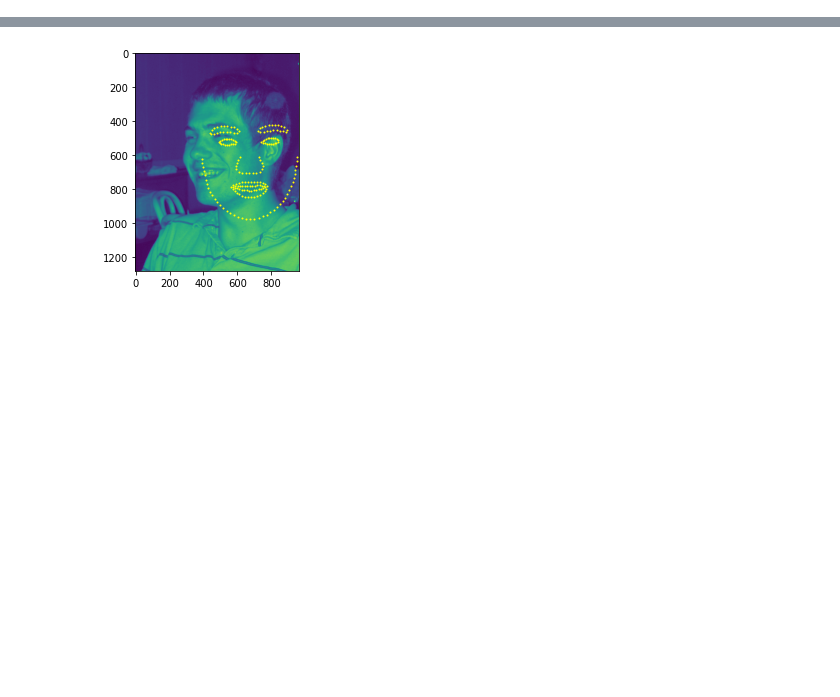
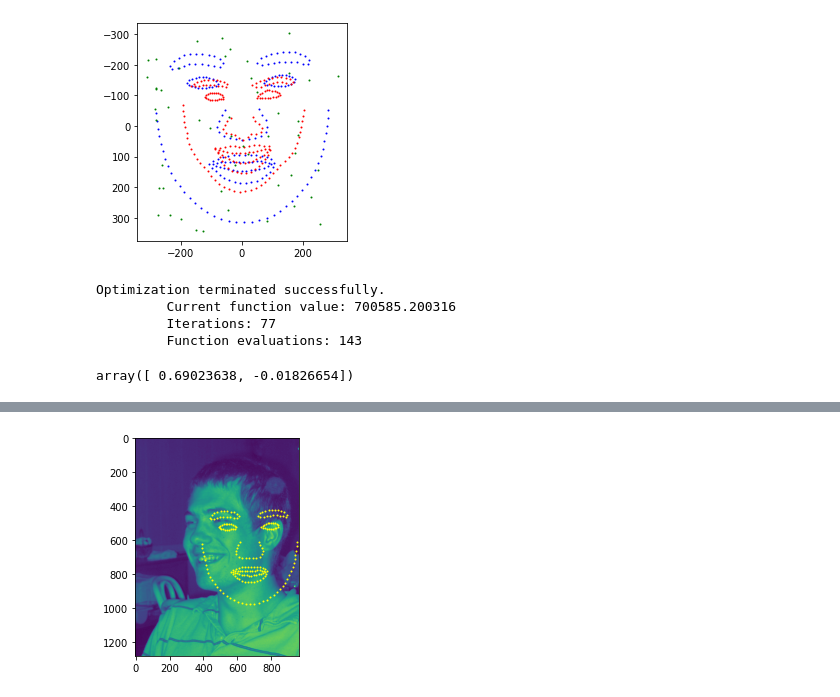
Before and after one commit to HejSumin/face_alignment, a Jupyter notebook: Face_Alignment_Playground_Rasmus.ipynb, the cells around one changed output, grey strips where cells are left out. Drawn from its saved outputs; the diff is of its cells as text; code cells hidden in the pictures; blank space fills up the shorter version.

```diff
--- a/Face_Alignment_Playground_Rasmus.ipynb
+++ b/Face_Alignment_Playground_Rasmus.ipynb
@@ -91,0 +11,2 @@ plot_image_given_coords("10697993_1.jpg",[coords_t1, aligned_t1], colors=["yello
+# %%
+img1 = center_shape(img[0][1])
@@ -91,0 +19,31 @@ plot_image_given_coords("10697993_1.jpg",[coords_t1, aligned_t1], colors=["yello
+# %%
+aligned_mean_shape = center_shape(mean_shape)
+# %%
+#x_mean_shape =  [x[0] for x in aligned_mean_shape]
+#y_mean_shape =  [x[1] for x in aligned_mean_shape]
+
+features = extract_coords_from_mean_shape(aligned_mean_shape, offset=50, n=50)
+# %%
+plt.scatter(aligned_mean_shape[:,0],aligned_mean_shape[:,1], s = 1, color='b')
+plt.scatter(img1[:,0] ,img1[:,1], s = 1, color='r')
+
+plt.scatter(features[:,0],features[:,1], s = 1, color='g')
+#plt.scatter(x,y, s = 1)
+
+
+plt.gca().invert_yaxis()
+plt.gca().set_aspect('equal', adjustable='box')
+plt.show()
+# %% [output]
+[figure, added]
+# %%
+opt = optimize_equation_8(img1, aligned_mean_shape)
+# %% [output]
+Optimization terminated successfully.
+         Current function value: 700585.200316
+         Iterations: 77
+         Function evaluations: 143
+# %%
+opt
+# %% [output]
+array([ 0.69023638, -0.01826654])
```
Also changed, not shown: parts of 22 cells of this notebook, 1 other file.
